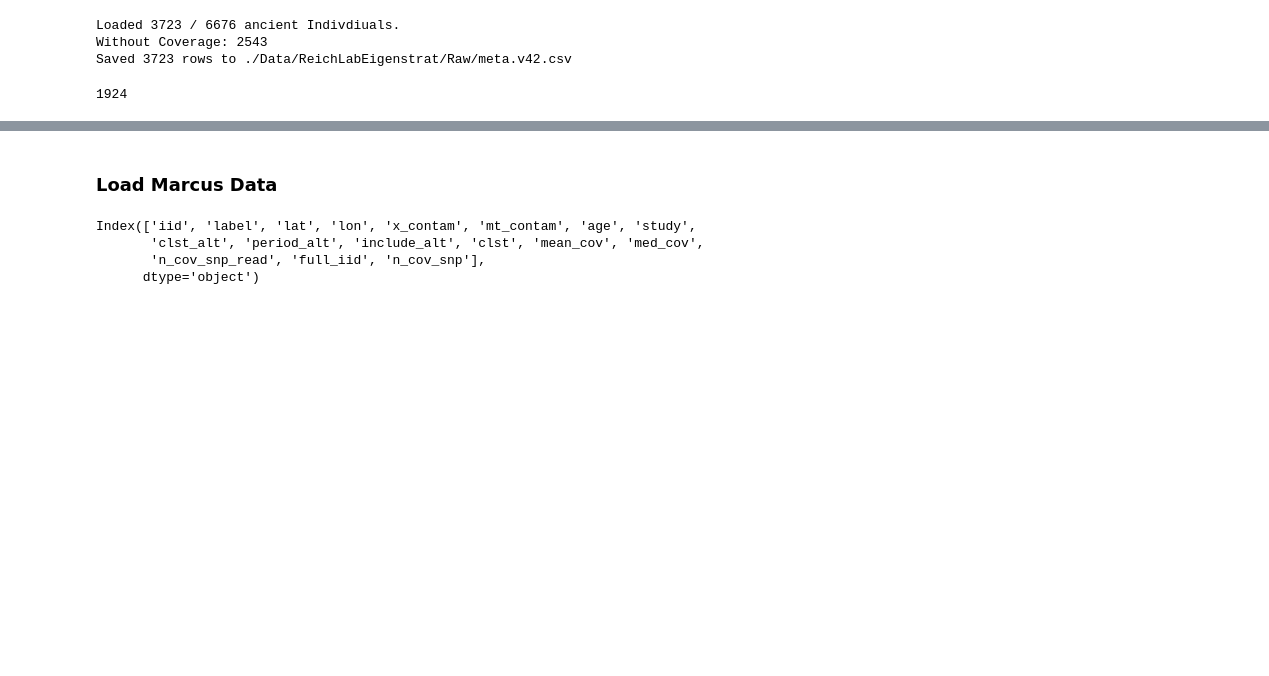
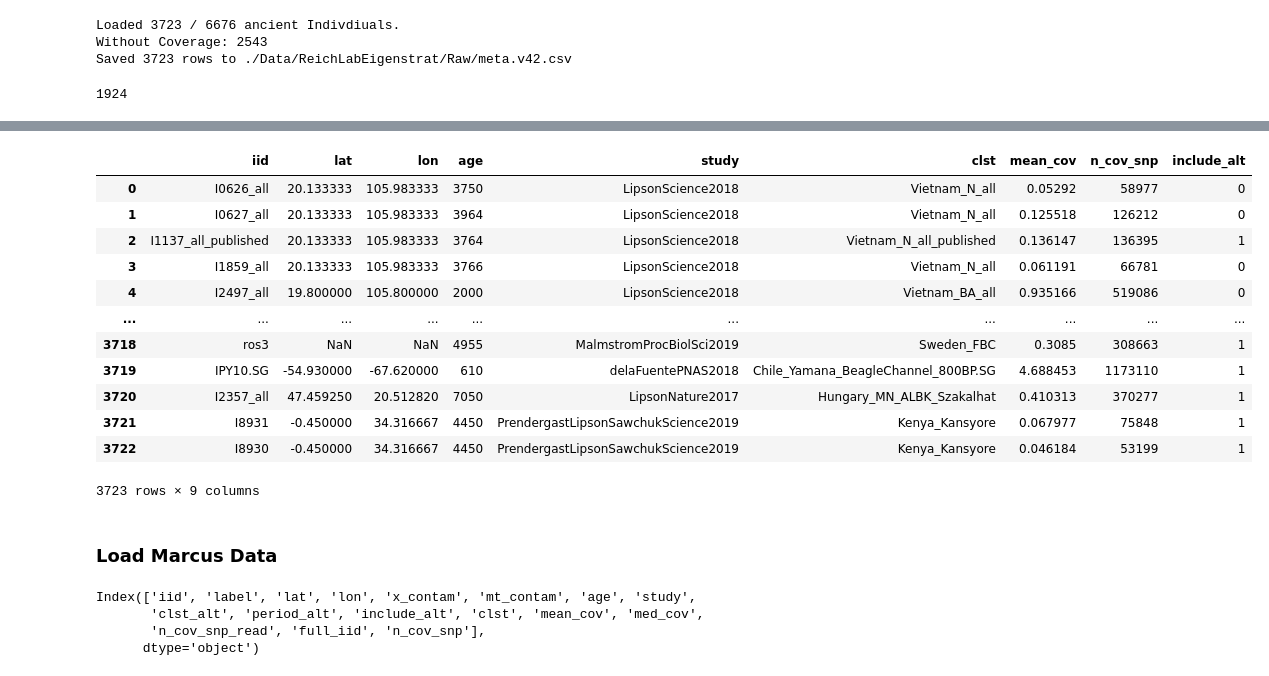
Before and after one commit to hringbauer/hapROH, a Jupyter notebook: Notebooks/PrepareData/prepare_Reich_Eigenstrat.ipynb, the cells around one changed output, grey strips where cells are left out. Saved outputs shown, nothing was run; the diff lists cells and outputs as text; code cells hidden in the pictures; blank space fills up the shorter version.

```diff
--- a/Notebooks/PrepareData/prepare_Reich_Eigenstrat.ipynb
+++ b/Notebooks/PrepareData/prepare_Reich_Eigenstrat.ipynb
@@ -146,3 +208,19 @@ len(df_anc[(df_anc["n_cov_snp"]>=400000) & (df_anc["include_alt"]>=1)])
+# %%
+df_anc
+# %% [output]
+|  | iid | lat | lon | age | study | clst | mean_cov | n_cov_snp | include_alt |
+| 0 | I0626_all | 20.133333 | 105.983333 | 3750 | LipsonScience2018 | Vietnam_N_all | 0.05292 | 58977 | 0 |
+| 1 | I0627_all | 20.133333 | 105.983333 | 3964 | LipsonScience2018 | Vietnam_N_all | 0.125518 | 126212 | 0 |
+| 2 | I1137_all_published | 20.133333 | 105.983333 | 3764 | LipsonScience2018 | Vietnam_N_all_published | 0.136147 | 136395 | 1 |
+| 3 | I1859_all | 20.133333 | 105.983333 | 3766 | LipsonScience2018 | Vietnam_N_all | 0.061191 | 66781 | 0 |
+| 4 | I2497_all | 19.800000 | 105.800000 | 2000 | LipsonScience2018 | Vietnam_BA_all | 0.935166 | 519086 | 0 |
+| ... | ... | ... | ... | ... | ... | ... | ... | ... | ... |
+| 3718 | ros3 | NaN | NaN | 4955 | MalmstromProcBiolSci2019 | Sweden_FBC | 0.3085 | 308663 | 1 |
+| 3719 | IPY10.SG | -54.930000 | -67.620000 | 610 | delaFuentePNAS2018 | Chile_Yamana_BeagleChannel_800BP.SG | 4.688453 | 1173110 | 1 |
+| 3720 | I2357_all | 47.459250 | 20.512820 | 7050 | LipsonNature2017 | Hungary_MN_ALBK_Szakalhat | 0.410313 | 370277 | 1 |
+| 3721 | I8931 | -0.450000 | 34.316667 | 4450 | PrendergastLipsonSawchukScience2019 | Kenya_Kansyore | 0.067977 | 75848 | 1 |
+| 3722 | I8930 | -0.450000 | 34.316667 | 4450 | PrendergastLipsonSawchukScience2019 | Kenya_Kansyore | 0.046184 | 53199 | 1 |
+3723 rows × 9 columns
 # %% [markdown]
 ### Load Marcus Data
 # %%
```
Also changed, not shown: parts of 10 cells of this notebook.
